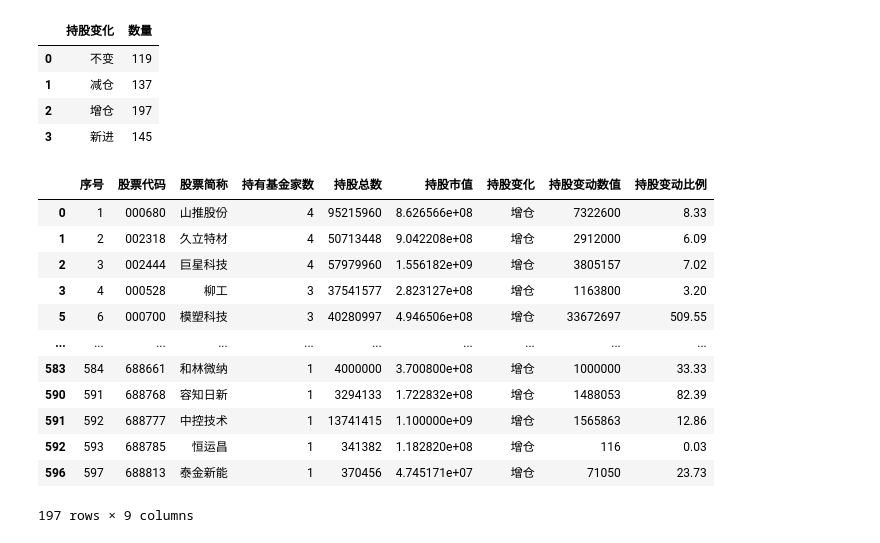
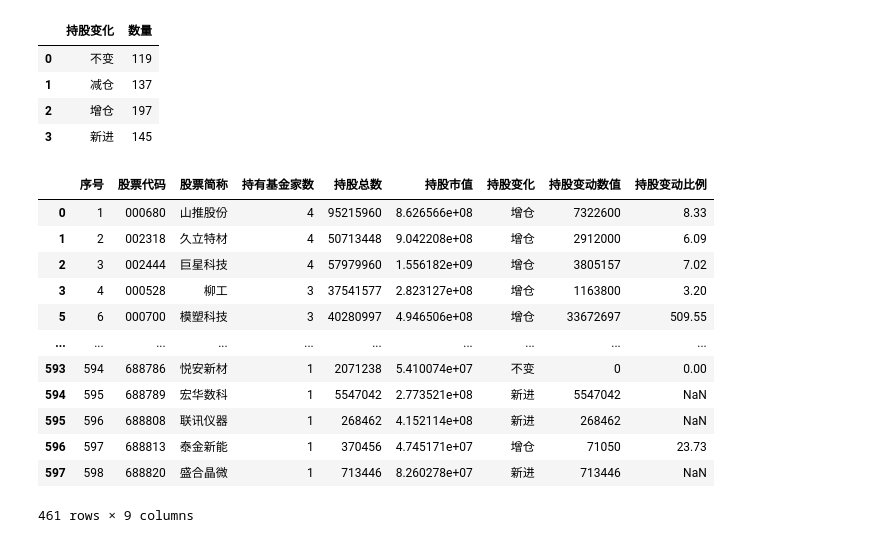
Before and after one commit to hangwang200/research_fin, a Jupyter notebook: test_ssf.ipynb, the cells around one changed output. Cells and saved outputs as stored; diff of their text form; code cells hidden in the pictures.

```diff
--- a/test_ssf.ipynb
+++ b/test_ssf.ipynb
@@ -95,18 +95,18 @@ display(results["20260930"].groupby("持股变化").size().reset_index(name="数
 | 2 | 增仓 | 197 |
 | 3 | 新进 | 145 |
 # %%
-display(results["20260930"][results["20260930"]["持股变化"] == "增仓"])
+display(results["20260930"][results["20260930"]["持股变化"].isin(["新进", "增仓","不变"])])
 # %% [output]
 |  | 序号 | 股票代码 | 股票简称 | 持有基金家数 | 持股总数 | 持股市值 | 持股变化 | 持股变动数值 | 持股变动比例 |
 | 0 | 1 | 000680 | 山推股份 | 4 | 95215960 | 8.626566e+08 | 增仓 | 7322600 | 8.33 |
 | 1 | 2 | 002318 | 久立特材 | 4 | 50713448 | 9.042208e+08 | 增仓 | 2912000 | 6.09 |
 | 2 | 3 | 002444 | 巨星科技 | 4 | 57979960 | 1.556182e+09 | 增仓 | 3805157 | 7.02 |
 | 3 | 4 | 000528 | 柳工 | 3 | 37541577 | 2.823127e+08 | 增仓 | 1163800 | 3.20 |
 | 5 | 6 | 000700 | 模塑科技 | 3 | 40280997 | 4.946506e+08 | 增仓 | 33672697 | 509.55 |
 | ... | ... | ... | ... | ... | ... | ... | ... | ... | ... |
-| 583 | 584 | 688661 | 和林微纳 | 1 | 4000000 | 3.700800e+08 | 增仓 | 1000000 | 33.33 |
-| 590 | 591 | 688768 | 容知日新 | 1 | 3294133 | 1.722832e+08 | 增仓 | 1488053 | 82.39 |
-| 591 | 592 | 688777 | 中控技术 | 1 | 13741415 | 1.100000e+09 | 增仓 | 1565863 | 12.86 |
-| 592 | 593 | 688785 | 恒运昌 | 1 | 341382 | 1.182820e+08 | 增仓 | 116 | 0.03 |
+| 593 | 594 | 688786 | 悦安新材 | 1 | 2071238 | 5.410074e+07 | 不变 | 0 | 0.00 |
+| 594 | 595 | 688789 | 宏华数科 | 1 | 5547042 | 2.773521e+08 | 新进 | 5547042 | NaN |
+| 595 | 596 | 688808 | 联讯仪器 | 1 | 268462 | 4.152114e+08 | 新进 | 268462 | NaN |
 | 596 | 597 | 688813 | 泰金新能 | 1 | 370456 | 4.745171e+07 | 增仓 | 71050 | 23.73 |
+| 597 | 598 | 688820 | 盛合晶微 | 1 | 713446 | 8.260278e+07 | 新进 | 713446 | NaN |
-197 rows × 9 columns
+461 rows × 9 columns
```
Also changed, not shown: parts of 1 cell of this notebook.
